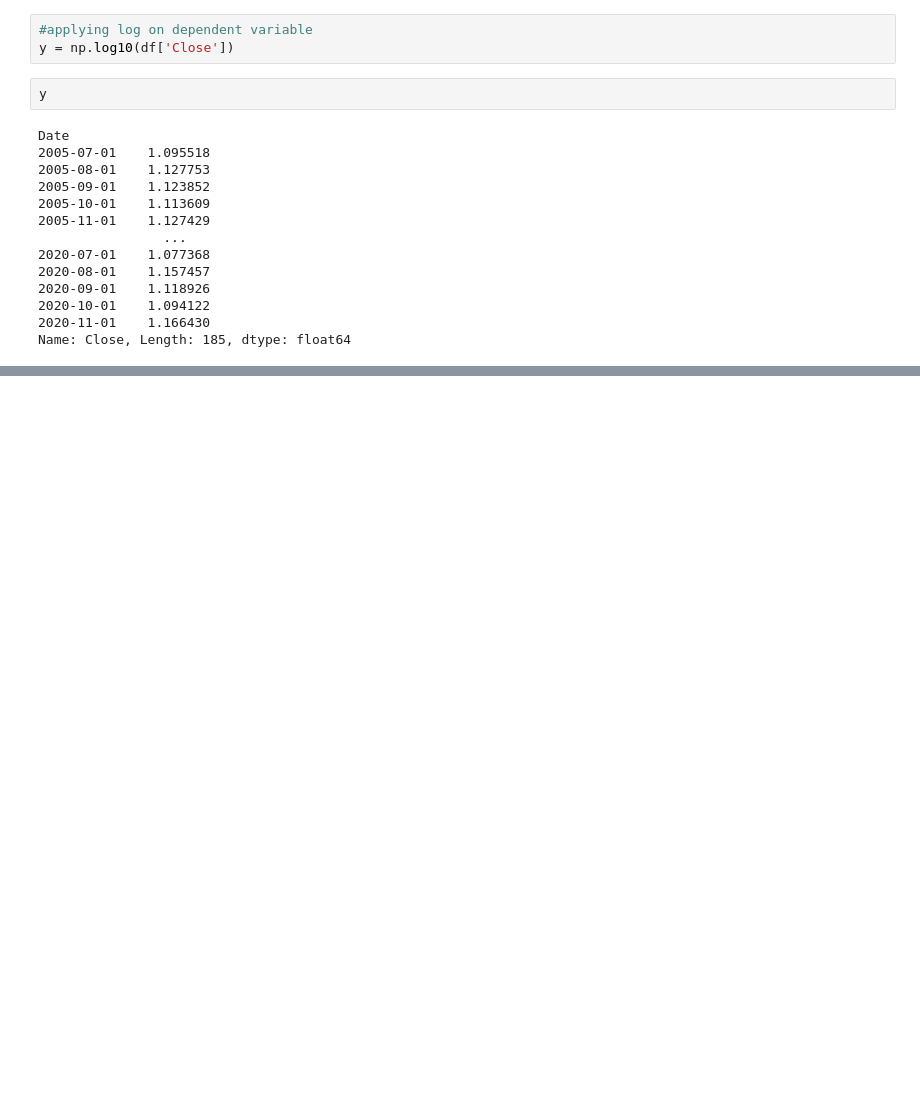
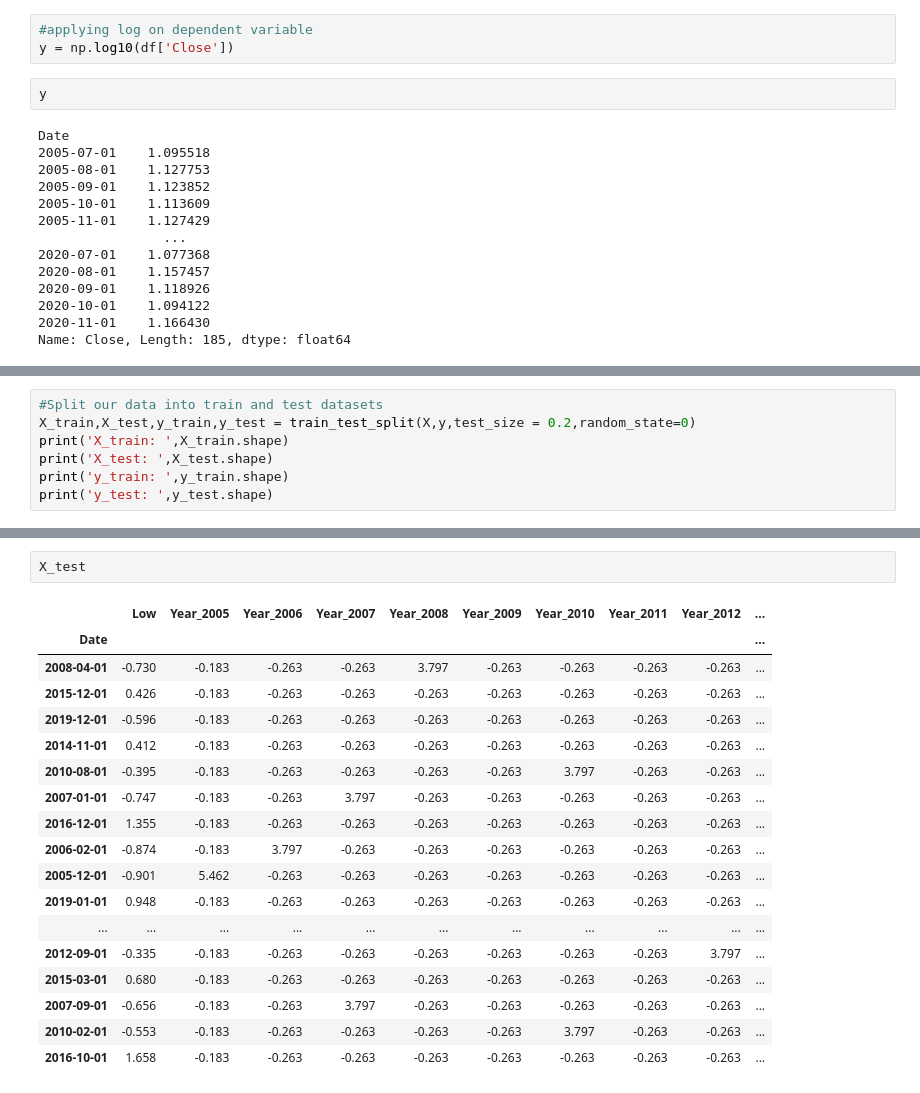
Before and after one commit to ramank123/Yes-Bank-Stock-Closing-Price-Prediction, a Jupyter notebook: Yes_Bank_Stock_Closing_Price_Prediction.ipynb, the cells around one changed output, grey strips where cells are left out. Cells and saved outputs as stored; diff of their text form; blank space fills up the shorter version.

```diff
--- a/Yes_Bank_Stock_Closing_Price_Prediction.ipynb
+++ b/Yes_Bank_Stock_Closing_Price_Prediction.ipynb
@@ -420,0 +428,7 @@ Name: Close, Length: 185, dtype: float64
+# %%
+#Split our data into train and test datasets
+X_train,X_test,y_train,y_test = train_test_split(X,y,test_size = 0.2,random_state=0)
+print('X_train: ',X_train.shape)
+print('X_test: ',X_test.shape)
+print('y_train: ',y_train.shape)
+print('y_test: ',y_test.shape)
@@ -420,0 +478,21 @@ Name: Close, Length: 185, dtype: float64
+# %%
+X_test
+# %% [output]
+|  | Low | Year_2005 | Year_2006 | Year_2007 | Year_2008 | Year_2009 | Year_2010 | Year_2011 | Year_2012 | ... |
+| Date |  |  |  |  |  |  |  |  |  | ... |
+| 2008-04-01 | -0.730 | -0.183 | -0.263 | -0.263 | 3.797 | -0.263 | -0.263 | -0.263 | -0.263 | ... |
+| 2015-12-01 | 0.426 | -0.183 | -0.263 | -0.263 | -0.263 | -0.263 | -0.263 | -0.263 | -0.263 | ... |
+| 2019-12-01 | -0.596 | -0.183 | -0.263 | -0.263 | -0.263 | -0.263 | -0.263 | -0.263 | -0.263 | ... |
+| 2014-11-01 | 0.412 | -0.183 | -0.263 | -0.263 | -0.263 | -0.263 | -0.263 | -0.263 | -0.263 | ... |
+| 2010-08-01 | -0.395 | -0.183 | -0.263 | -0.263 | -0.263 | -0.263 | 3.797 | -0.263 | -0.263 | ... |
+| 2007-01-01 | -0.747 | -0.183 | -0.263 | 3.797 | -0.263 | -0.263 | -0.263 | -0.263 | -0.263 | ... |
+| 2016-12-01 | 1.355 | -0.183 | -0.263 | -0.263 | -0.263 | -0.263 | -0.263 | -0.263 | -0.263 | ... |
+| 2006-02-01 | -0.874 | -0.183 | 3.797 | -0.263 | -0.263 | -0.263 | -0.263 | -0.263 | -0.263 | ... |
+| 2005-12-01 | -0.901 | 5.462 | -0.263 | -0.263 | -0.263 | -0.263 | -0.263 | -0.263 | -0.263 | ... |
+| 2019-01-01 | 0.948 | -0.183 | -0.263 | -0.263 | -0.263 | -0.263 | -0.263 | -0.263 | -0.263 | ... |
+| ... | ... | ... | ... | ... | ... | ... | ... | ... | ... | ... |
+| 2012-09-01 | -0.335 | -0.183 | -0.263 | -0.263 | -0.263 | -0.263 | -0.263 | -0.263 | 3.797 | ... |
+| 2015-03-01 | 0.680 | -0.183 | -0.263 | -0.263 | -0.263 | -0.263 | -0.263 | -0.263 | -0.263 | ... |
+| 2007-09-01 | -0.656 | -0.183 | -0.263 | 3.797 | -0.263 | -0.263 | -0.263 | -0.263 | -0.263 | ... |
+| 2010-02-01 | -0.553 | -0.183 | -0.263 | -0.263 | -0.263 | -0.263 | 3.797 | -0.263 | -0.263 | ... |
+| 2016-10-01 | 1.658 | -0.183 | -0.263 | -0.263 | -0.263 | -0.263 | -0.263 | -0.263 | -0.263 | ... |
```
Also changed, not shown: parts of 8 cells of this notebook.
